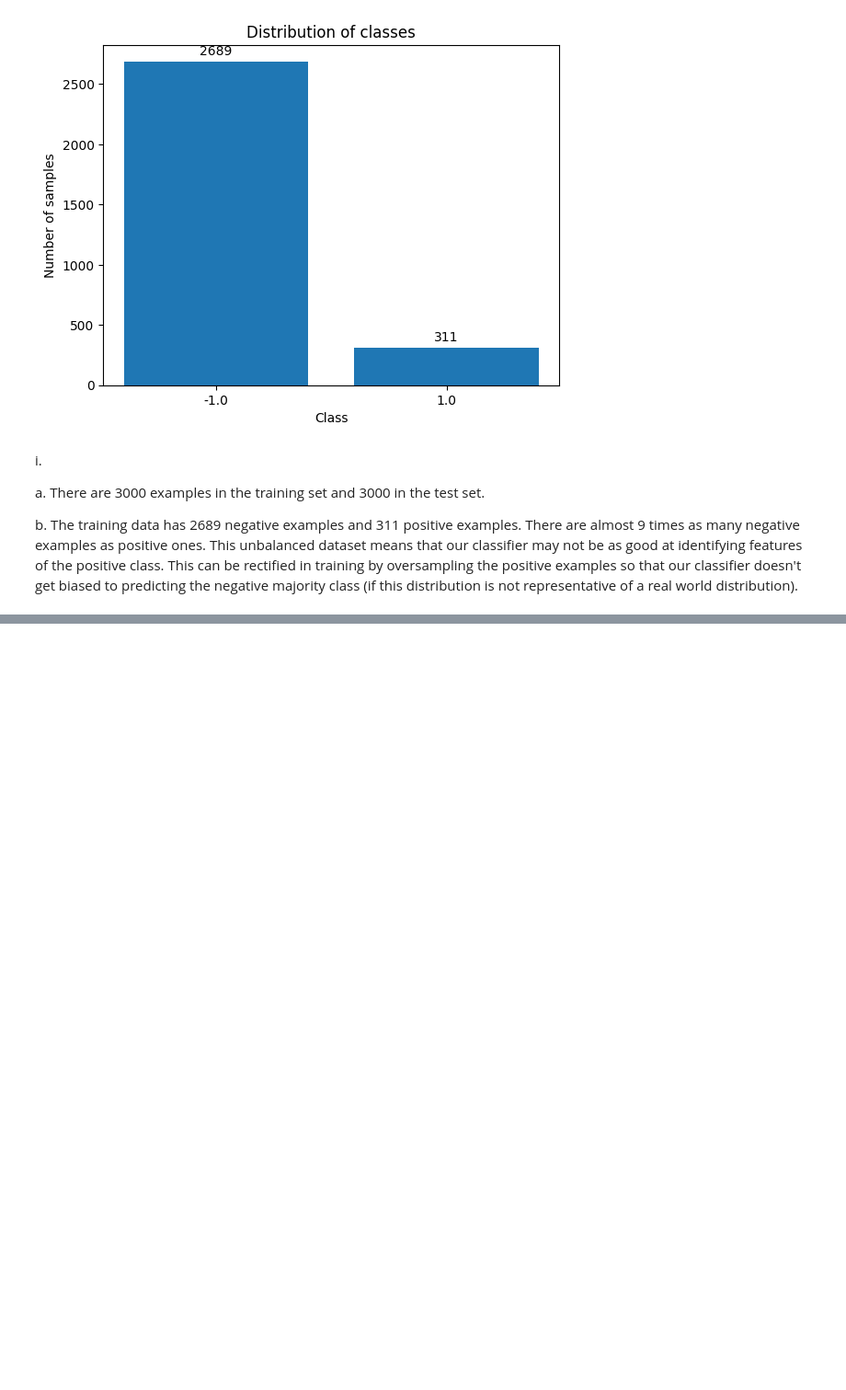
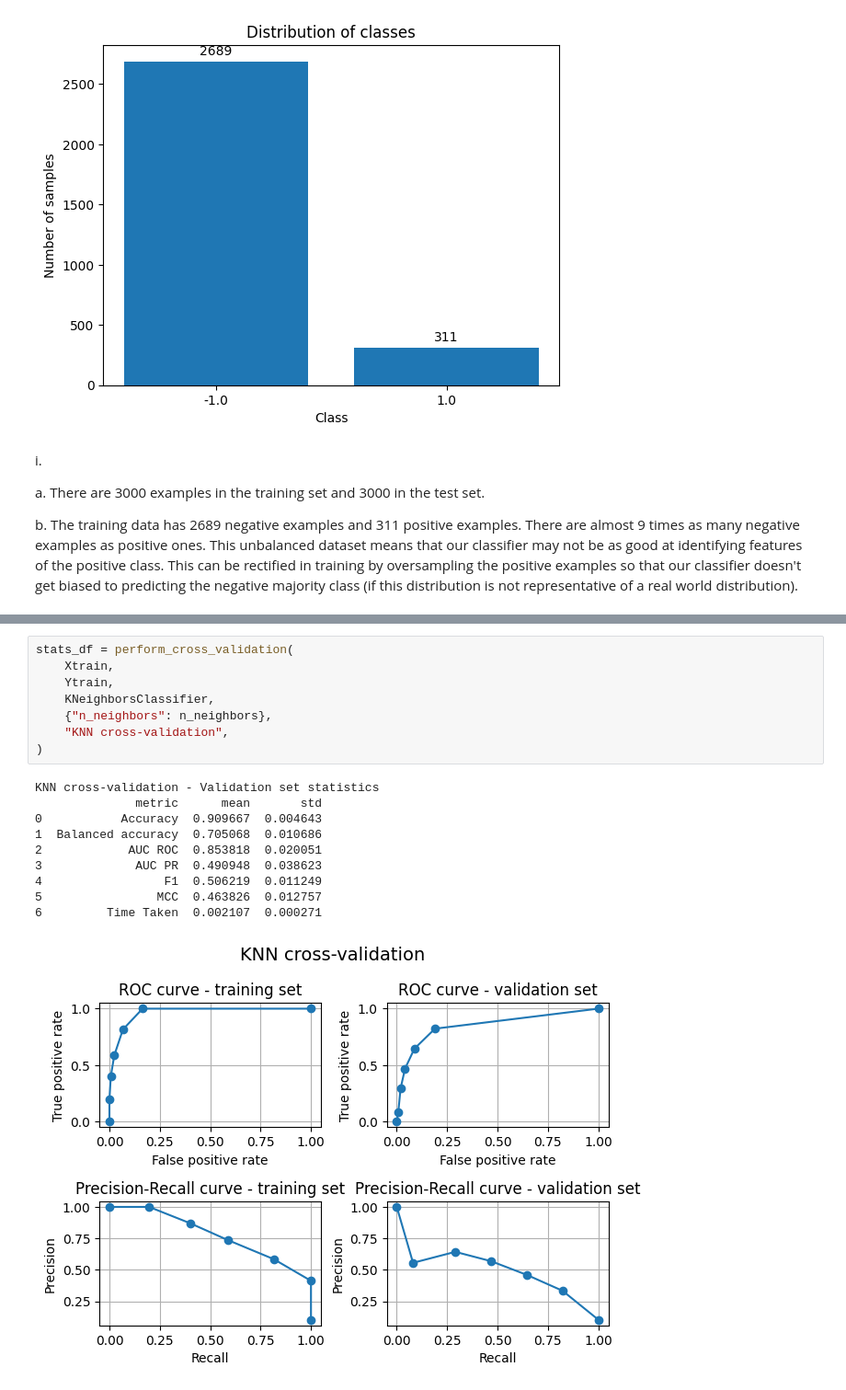
Before and after one commit to brendanbennett/CS909, a Jupyter notebook: 2024/A1/assignment1.ipynb, the cells around one changed output, grey strips where cells are left out. Shown: that part at 92% size. Cells and saved outputs as stored; diff of their text form; blank space fills up the shorter version.

```diff
--- a/2024/A1/assignment1.ipynb
+++ b/2024/A1/assignment1.ipynb
@@ -82,0 +262,19 @@ Since there are only two labels, the classifier would choose them with equal 0.5
+# %%
+stats_df = perform_cross_validation(
+    Xtrain,
+    Ytrain,
+    KNeighborsClassifier,
+    {"n_neighbors": n_neighbors},
+    "KNN cross-validation",
+)
+# %% [output]
+KNN cross-validation - Validation set statistics
+              metric      mean       std
+0           Accuracy  0.909667  0.004643
+1  Balanced accuracy  0.705068  0.010686
+2            AUC ROC  0.853818  0.020051
+3             AUC PR  0.490948  0.038623
+4                 F1  0.506219  0.011249
+5                MCC  0.463826  0.012757
+6         Time Taken  0.002107  0.000271
+[figure, added]
```
Also changed, not shown: parts of 18 cells of this notebook, 1 other file.
